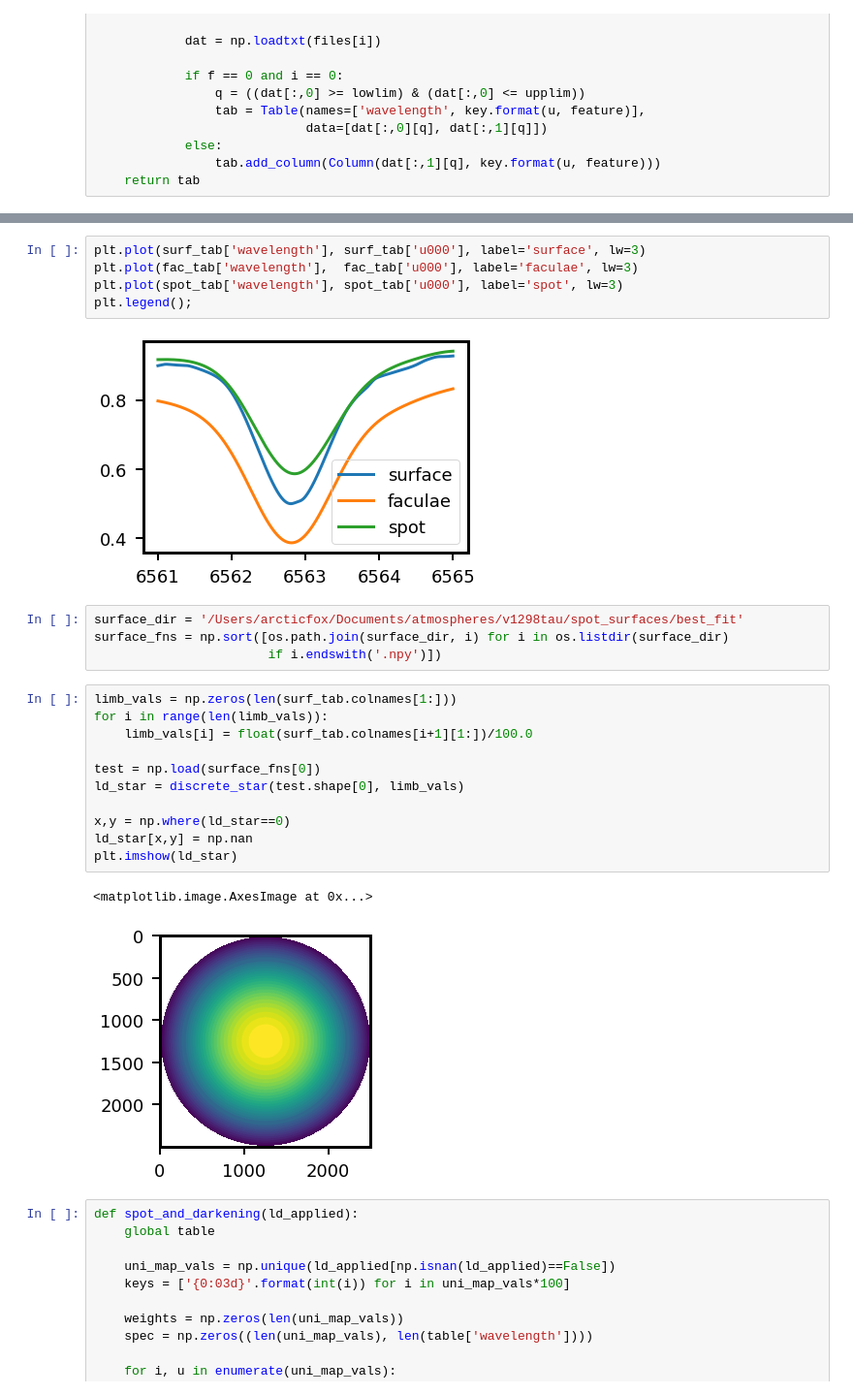
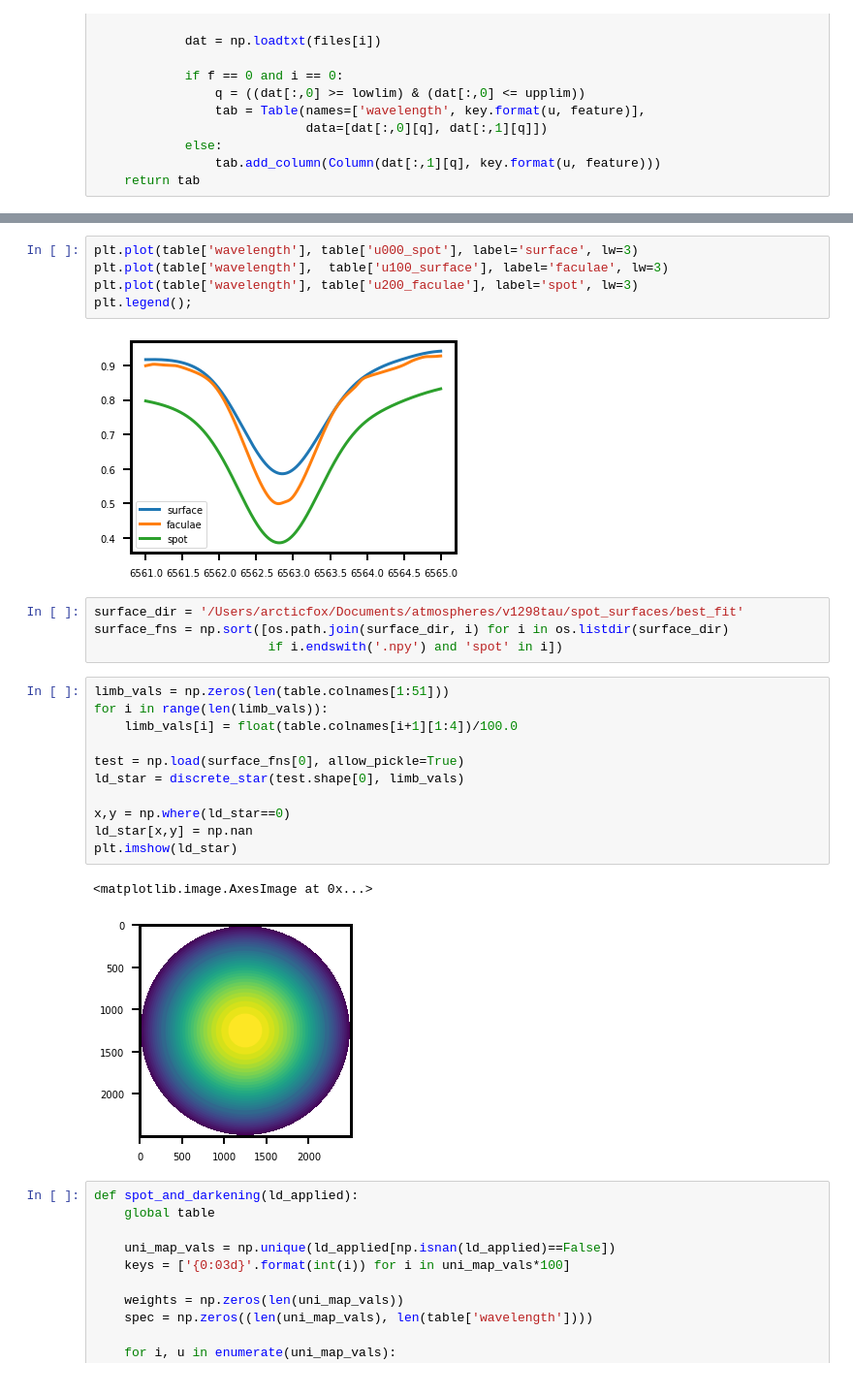
Before and after one commit to afeinstein20/doppler_tomography, a Jupyter notebook: notebooks/spot_model.ipynb, the cells around one changed output, grey strips where cells are left out. Shown: that part at 97% size. Saved outputs shown, nothing was run; the diff lists cells and outputs as text.

```diff
--- a/notebooks/spot_model.ipynb
+++ b/notebooks/spot_model.ipynb
@@ -113,29 +111,29 @@ table = make_feature_table()
 [interactive output not drawn]
 # %%
-plt.plot(surf_tab['wavelength'], surf_tab['u000'], label='surface', lw=3)
-plt.plot(fac_tab['wavelength'],  fac_tab['u000'], label='faculae', lw=3)
-plt.plot(spot_tab['wavelength'], spot_tab['u000'], label='spot', lw=3)
+plt.plot(table['wavelength'], table['u000_spot'], label='surface', lw=3)
+plt.plot(table['wavelength'],  table['u100_surface'], label='faculae', lw=3)
+plt.plot(table['wavelength'], table['u200_faculae'], label='spot', lw=3)
 plt.legend();
 # %% [output]
-[figure, old version]
+[figure, new version]
 # %%
 surface_dir = '/Users/arcticfox/Documents/atmospheres/v1298tau/spot_surfaces/best_fit'
 surface_fns = np.sort([os.path.join(surface_dir, i) for i in os.listdir(surface_dir)
-                       if i.endswith('.npy')])
+                       if i.endswith('.npy') and 'spot' in i])
 # %%
-limb_vals = np.zeros(len(surf_tab.colnames[1:]))
+limb_vals = np.zeros(len(table.colnames[1:51]))
 for i in range(len(limb_vals)):
-    limb_vals[i] = float(surf_tab.colnames[i+1][1:])/100.0
+    limb_vals[i] = float(table.colnames[i+1][1:4])/100.0
 
-test = np.load(surface_fns[0])
+test = np.load(surface_fns[0], allow_pickle=True)
 ld_star = discrete_star(test.shape[0], limb_vals)
 
 x,y = np.where(ld_star==0)
 ld_star[x,y] = np.nan
 plt.imshow(ld_star)
 # %% [output]
 <matplotlib.image.AxesImage at 0x...>
-[figure, old version]
+[figure, new version]
 # %%
 def spot_and_darkening(ld_applied):
     global table
```
Also changed, not shown: parts of 8 cells of this notebook, 1 other file.
